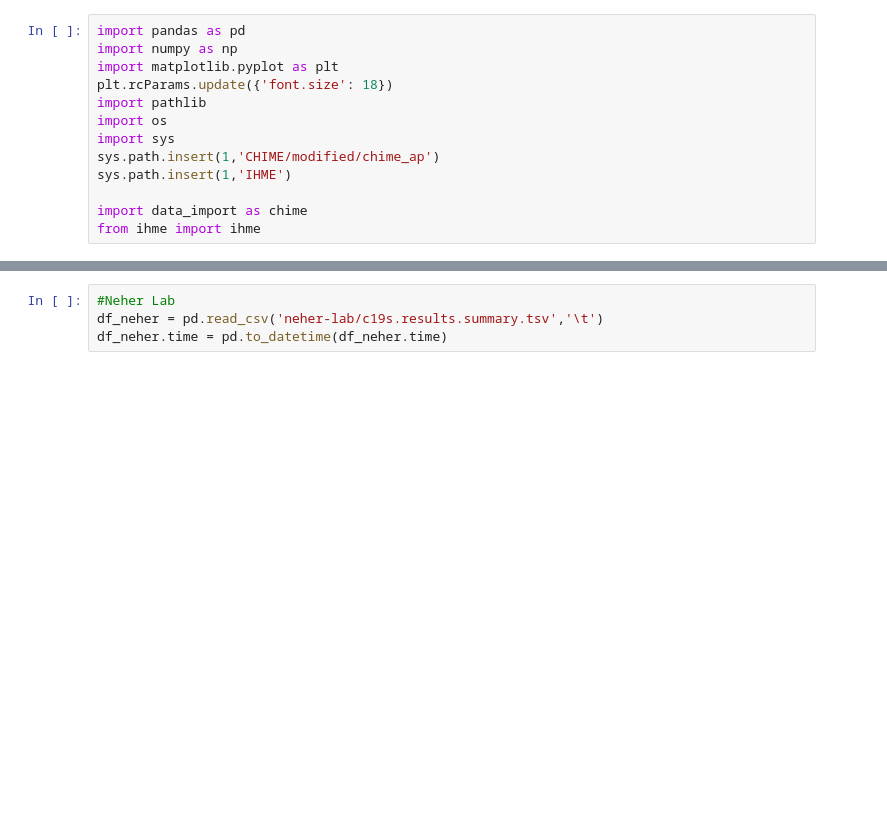
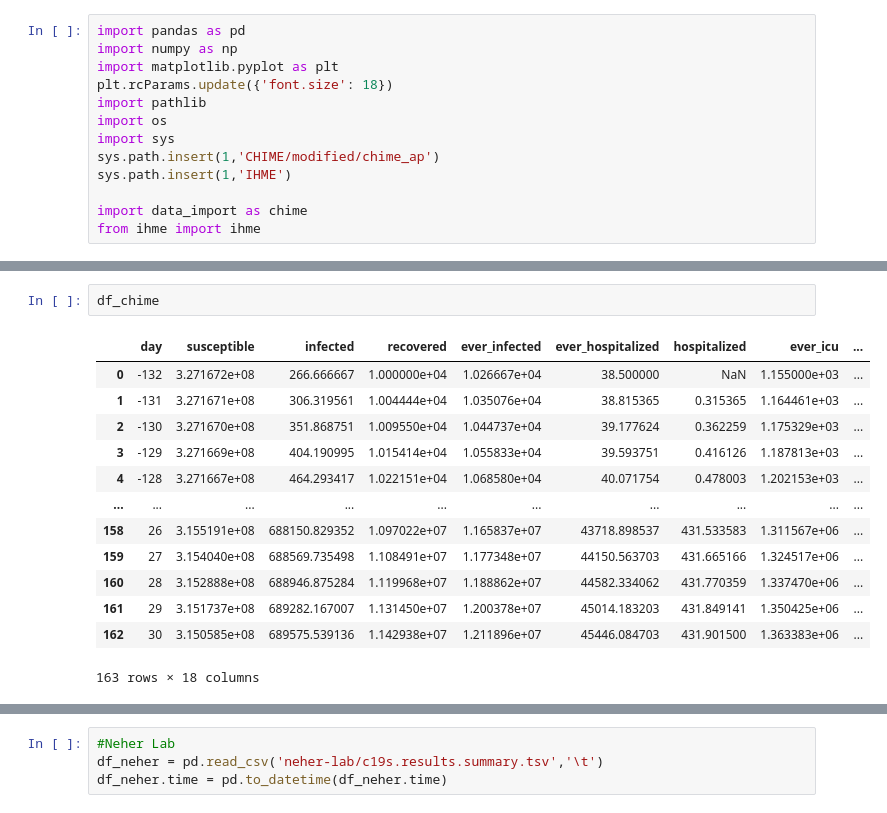
Before and after one commit to floranwang/covid-simulation, a Jupyter notebook: main.ipynb, the cells around one changed output, grey strips where cells are left out. Saved outputs shown, nothing was run; the diff lists cells and outputs as text; blank space fills up the shorter version.

```diff
--- a/main.ipynb
+++ b/main.ipynb
@@ -23,3 +23,19 @@ last_date = df_chime.date.tolist()[-1]
+# %%
+df_chime
+# %% [output]
+|  | day | susceptible | infected | recovered | ever_infected | ever_hospitalized | hospitalized | ever_icu | ... |
+| 0 | -132 | 3.271672e+08 | 266.666667 | 1.000000e+04 | 1.026667e+04 | 38.500000 | NaN | 1.155000e+03 | ... |
+| 1 | -131 | 3.271671e+08 | 306.319561 | 1.004444e+04 | 1.035076e+04 | 38.815365 | 0.315365 | 1.164461e+03 | ... |
+| 2 | -130 | 3.271670e+08 | 351.868751 | 1.009550e+04 | 1.044737e+04 | 39.177624 | 0.362259 | 1.175329e+03 | ... |
+| 3 | -129 | 3.271669e+08 | 404.190995 | 1.015414e+04 | 1.055833e+04 | 39.593751 | 0.416126 | 1.187813e+03 | ... |
+| 4 | -128 | 3.271667e+08 | 464.293417 | 1.022151e+04 | 1.068580e+04 | 40.071754 | 0.478003 | 1.202153e+03 | ... |
+| ... | ... | ... | ... | ... | ... | ... | ... | ... | ... |
+| 158 | 26 | 3.155191e+08 | 688150.829352 | 1.097022e+07 | 1.165837e+07 | 43718.898537 | 431.533583 | 1.311567e+06 | ... |
+| 159 | 27 | 3.154040e+08 | 688569.735498 | 1.108491e+07 | 1.177348e+07 | 44150.563703 | 431.665166 | 1.324517e+06 | ... |
+| 160 | 28 | 3.152888e+08 | 688946.875284 | 1.119968e+07 | 1.188862e+07 | 44582.334062 | 431.770359 | 1.337470e+06 | ... |
+| 161 | 29 | 3.151737e+08 | 689282.167007 | 1.131450e+07 | 1.200378e+07 | 45014.183203 | 431.849141 | 1.350425e+06 | ... |
+| 162 | 30 | 3.150585e+08 | 689575.539136 | 1.142938e+07 | 1.211896e+07 | 45446.084703 | 431.901500 | 1.363383e+06 | ... |
+163 rows × 18 columns
 # %%
 #IHME
 inst_ihme = ihme(user_df='Simulator - Test Sheet - Sample Data 2 - necessary for IHME.csv',
```
Also changed, not shown: parts of 6 cells of this notebook, 11 other files.
